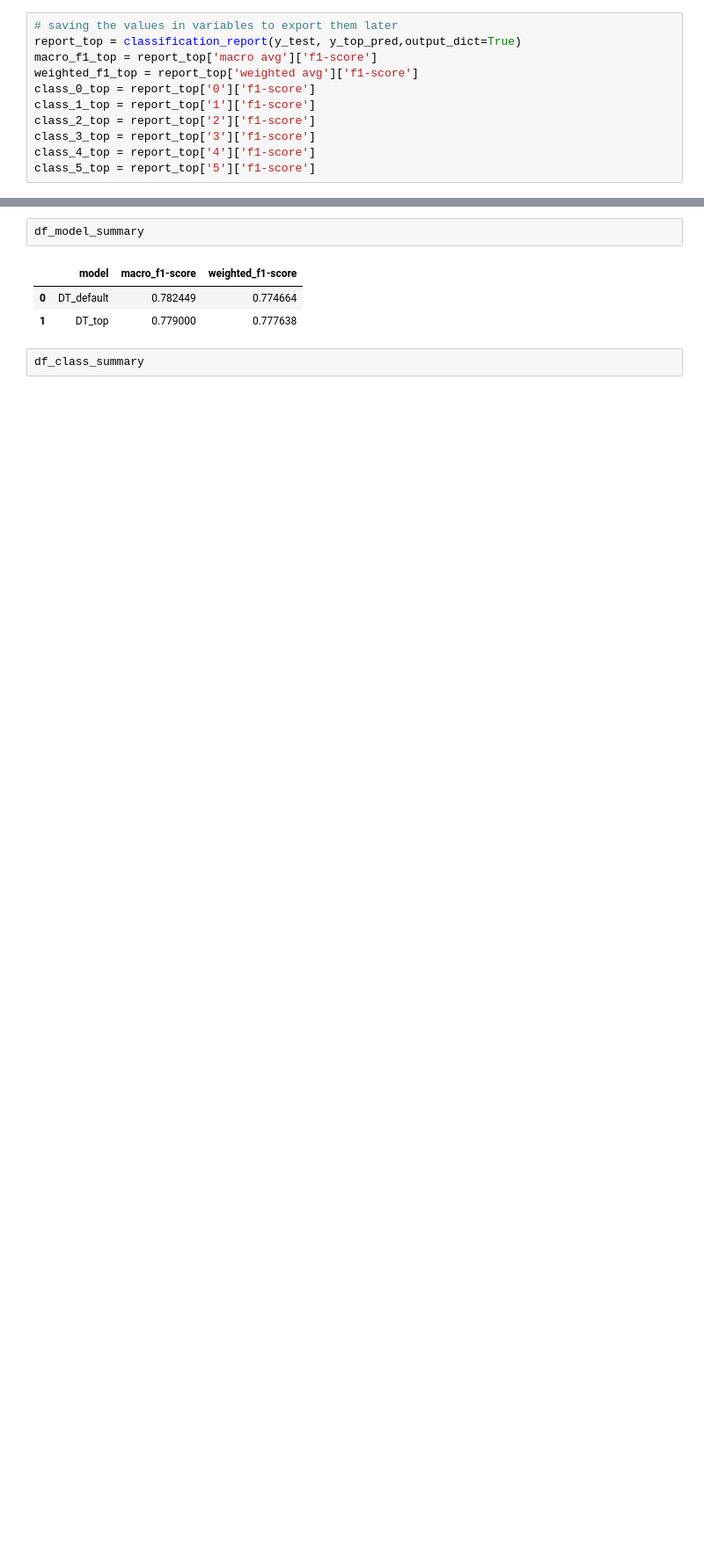
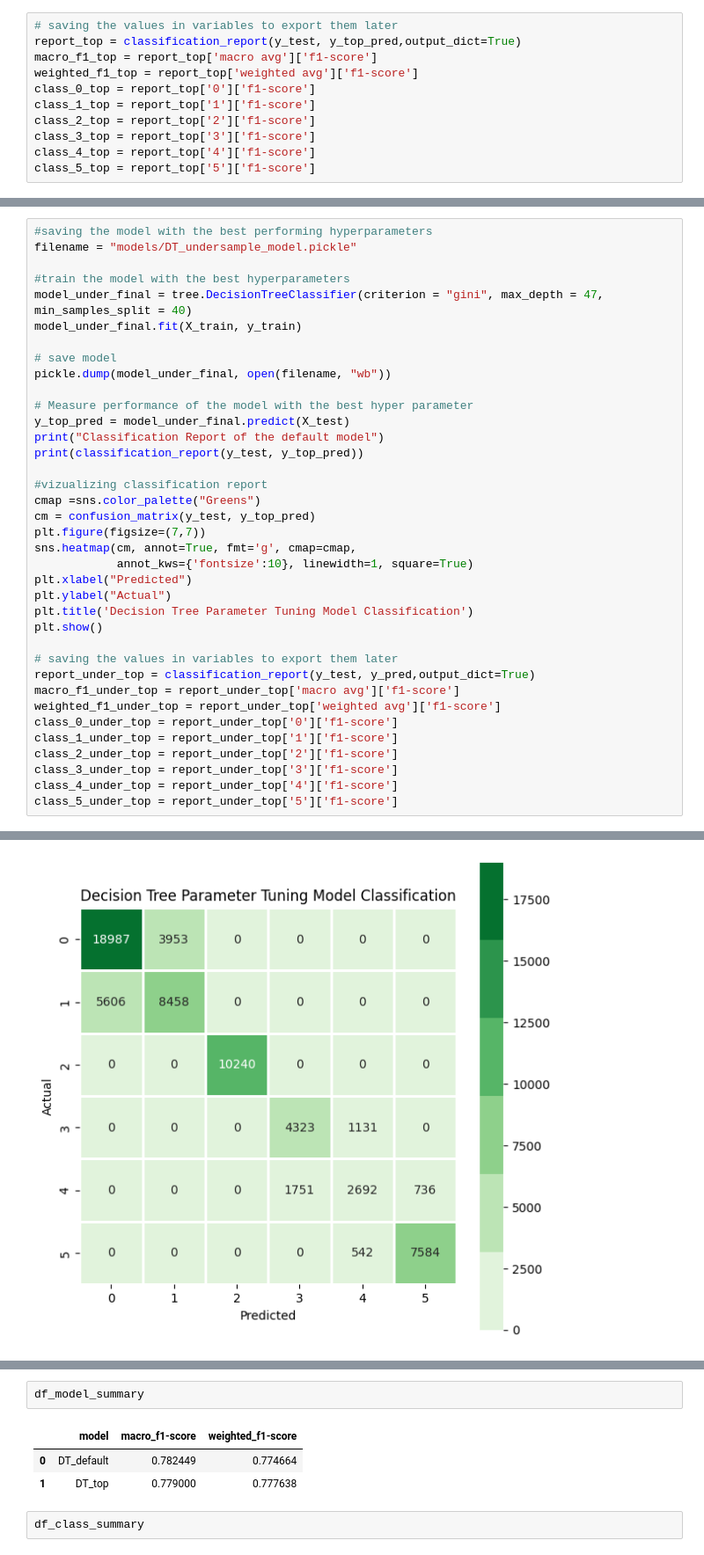
Before and after one commit to nkinesis/soen471-project, a Jupyter notebook: decision_tree.ipynb, the cells around one changed output, grey strips where cells are left out. Shown: that part at 88% size. Saved outputs shown, nothing was run; the diff lists cells and outputs as text; blank space fills up the shorter version.

```diff
--- a/decision_tree.ipynb
+++ b/decision_tree.ipynb
@@ -333,0 +419,38 @@ class_5_top = report_top['5']['f1-score']
+# %%
+#saving the model with the best performing hyperparameters
+filename = "models/DT_undersample_model.pickle"
+
+#train the model with the best hyperparameters
+model_under_final = tree.DecisionTreeClassifier(criterion = "gini", max_depth = 47, min_samples_split = 40)
+model_under_final.fit(X_train, y_train)
+
+# save model
+pickle.dump(model_under_final, open(filename, "wb"))
+
+# Measure performance of the model with the best hyper parameter
+y_top_pred = model_under_final.predict(X_test)
+print("Classification Report of the default model")
+print(classification_report(y_test, y_top_pred))
+
+#vizualizing classification report
+cmap =sns.color_palette("Greens")
+cm = confusion_matrix(y_test, y_top_pred)
+plt.figure(figsize=(7,7))
+sns.heatmap(cm, annot=True, fmt='g', cmap=cmap,
+            annot_kws={'fontsize':10}, linewidth=1, square=True)
+plt.xlabel("Predicted")
+plt.ylabel("Actual")
+plt.title('Decision Tree Parameter Tuning Model Classification')
+plt.show()
+
+# saving the values in variables to export them later
+report_under_top = classification_report(y_test, y_pred,output_dict=True)
+macro_f1_under_top = report_under_top['macro avg']['f1-score']
+weighted_f1_under_top = report_under_top['weighted avg']['f1-score']
+class_0_under_top = report_under_top['0']['f1-score']
+class_1_under_top = report_under_top['1']['f1-score']
+class_2_under_top = report_under_top['2']['f1-score']
+class_3_under_top = report_under_top['3']['f1-score']
+class_4_under_top = report_under_top['4']['f1-score']
+class_5_under_top = report_under_top['5']['f1-score']
+# %% [output]
@@ -334 +470,2 @@ class_5_top = report_top['5']['f1-score']
+[figure, added]
 # %% [markdown]
```
Also changed, not shown: parts of 12 cells of this notebook, 2 other files.
